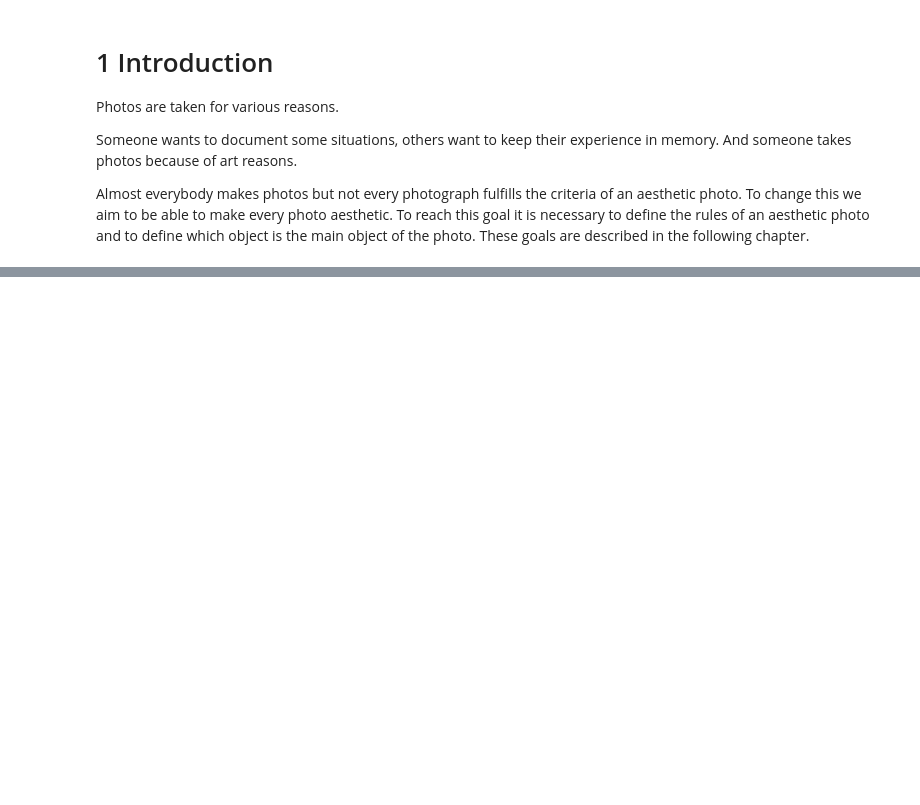
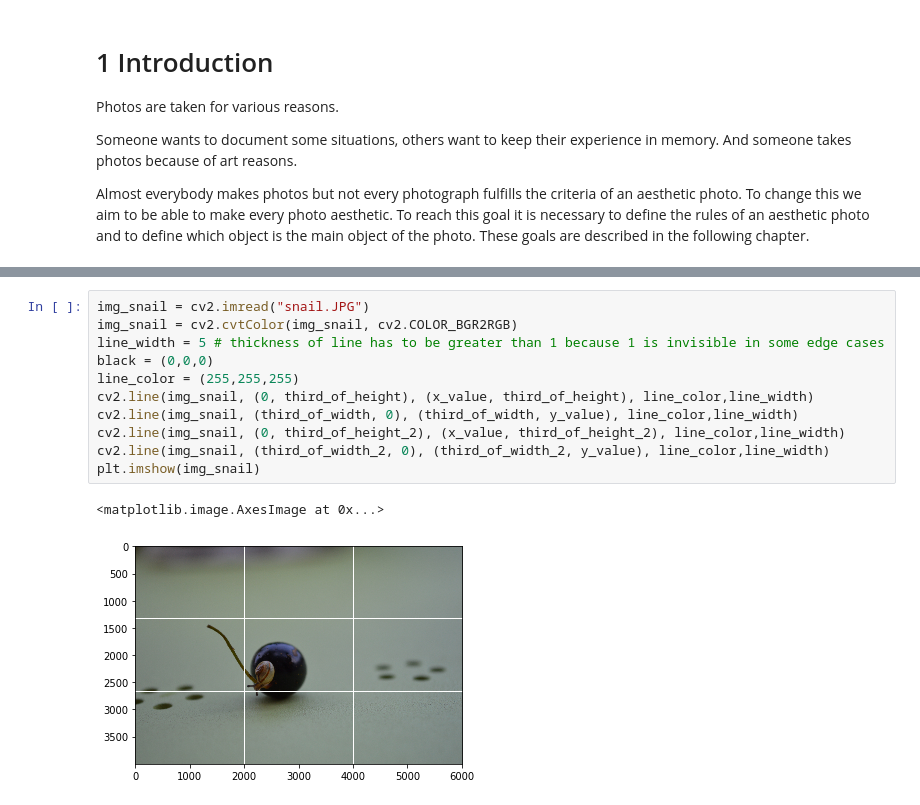
Before and after one commit to uol-mediaprocessing-201920/group-projects-make-it-aesthetic, a Jupyter notebook: MakeItAesthetic.ipynb, the cells around one changed output, grey strips where cells are left out. Drawn from its saved outputs; the diff is of its cells as text; blank space fills up the shorter version.

```diff
--- a/MakeItAesthetic.ipynb
+++ b/MakeItAesthetic.ipynb
@@ -45,0 +120,14 @@ Diagonal Dominance
+# %%
+img_snail = cv2.imread("snail.JPG")
+img_snail = cv2.cvtColor(img_snail, cv2.COLOR_BGR2RGB)
+line_width = 5 # thickness of line has to be greater than 1 because 1 is invisible in some edge cases
+black = (0,0,0)
+line_color = (255,255,255)
+cv2.line(img_snail, (0, third_of_height), (x_value, third_of_height), line_color,line_width)
+cv2.line(img_snail, (third_of_width, 0), (third_of_width, y_value), line_color,line_width)
+cv2.line(img_snail, (0, third_of_height_2), (x_value, third_of_height_2), line_color,line_width)
+cv2.line(img_snail, (third_of_width_2, 0), (third_of_width_2, y_value), line_color,line_width)
+plt.imshow(img_snail)
+# %% [output]
+<matplotlib.image.AxesImage at 0x...>
+[figure, added]
```
Also changed, not shown: parts of 28 cells of this notebook.
